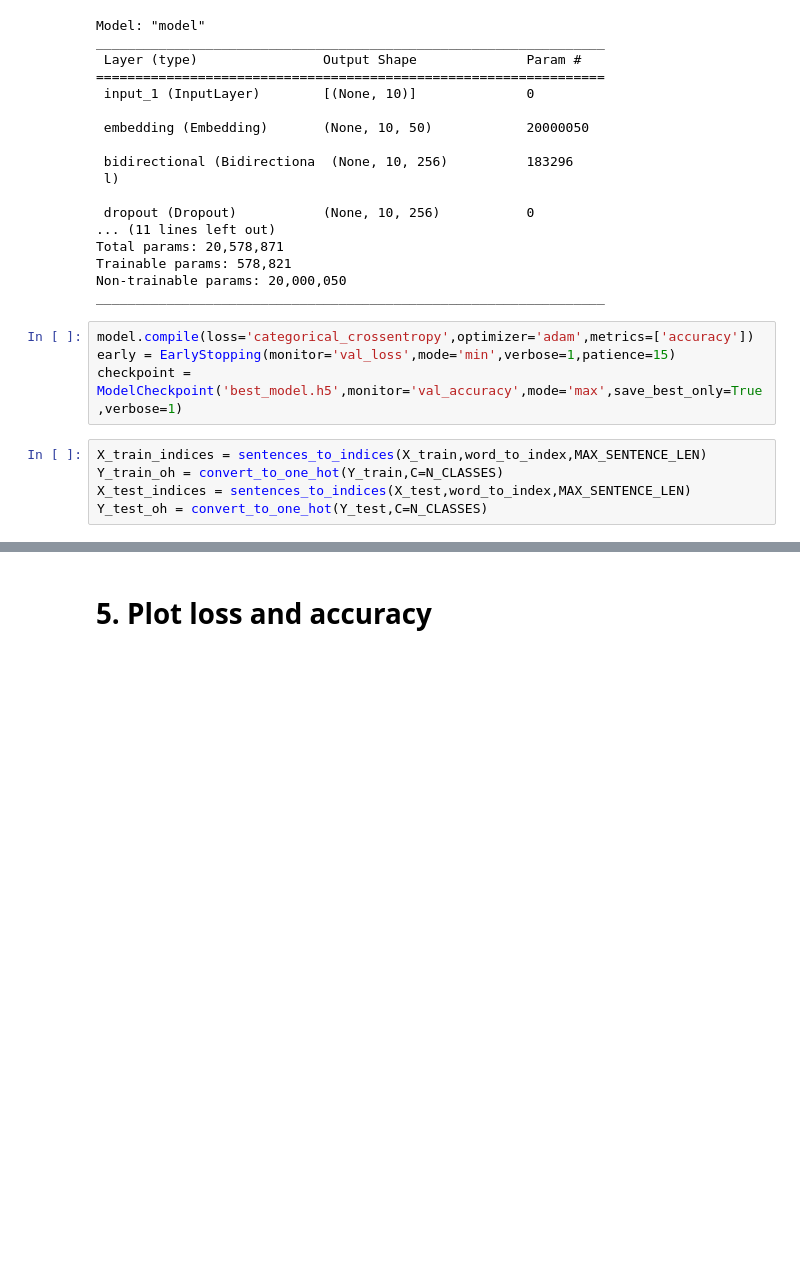
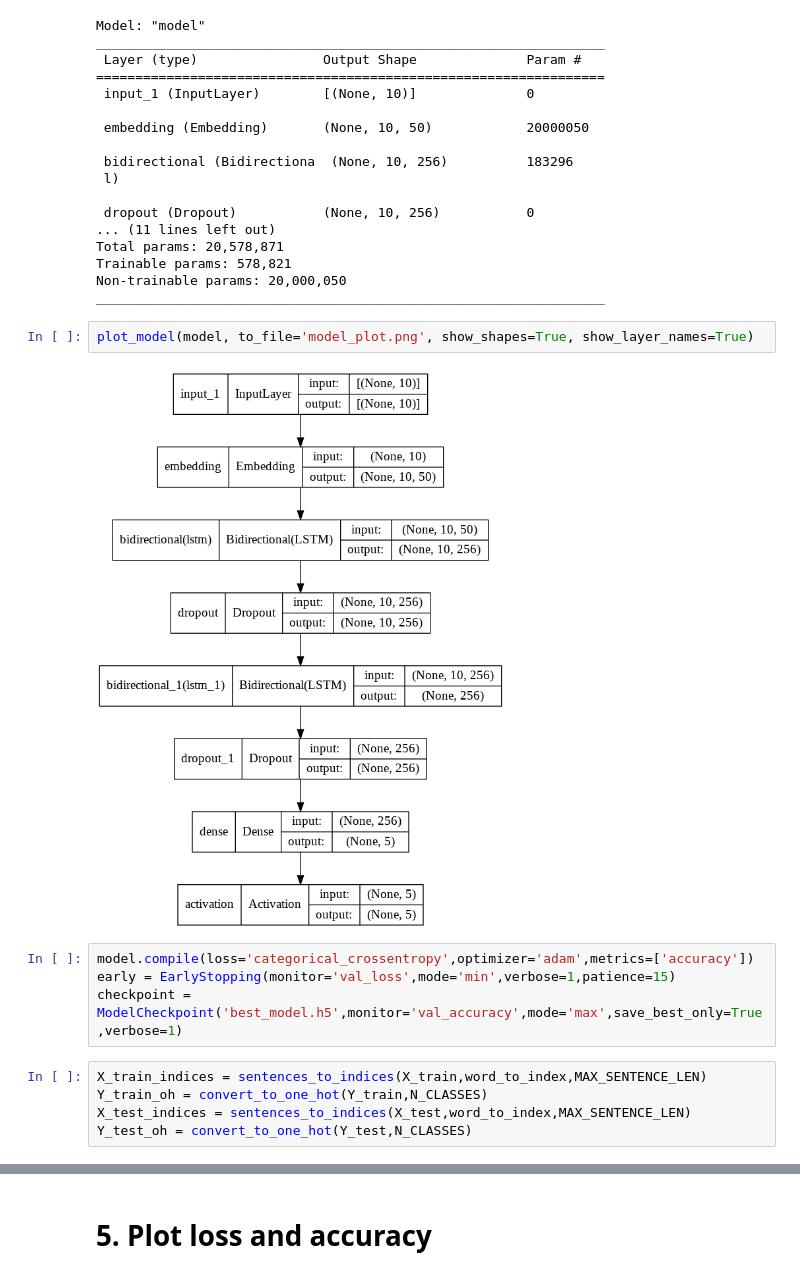
Before and after one commit to dminhvu/EmojifyText, a Jupyter notebook: main.ipynb, the cells around one changed output, grey strips where cells are left out. Cells and saved outputs as stored; diff of their text form; blank space fills up the shorter version.

```diff
--- a/main.ipynb
+++ b/main.ipynb
@@ -126,15 +141,19 @@ Total params: 20,578,871
 Trainable params: 578,821
 Non-trainable params: 20,000,050
 _________________________________________________________________
+# %%
+plot_model(model, to_file='model_plot.png', show_shapes=True, show_layer_names=True)
+# %% [output]
+[figure, added]
 # %%
 model.compile(loss='categorical_crossentropy',optimizer='adam',metrics=['accuracy'])
 early = EarlyStopping(monitor='val_loss',mode='min',verbose=1,patience=15)
 checkpoint = ModelCheckpoint('best_model.h5',monitor='val_accuracy',mode='max',save_best_only=True,verbose=1)
 # %%
 X_train_indices = sentences_to_indices(X_train,word_to_index,MAX_SENTENCE_LEN)
-Y_train_oh = convert_to_one_hot(Y_train,C=N_CLASSES)
+Y_train_oh = convert_to_one_hot(Y_train,N_CLASSES)
 X_test_indices = sentences_to_indices(X_test,word_to_index,MAX_SENTENCE_LEN)
-Y_test_oh = convert_to_one_hot(Y_test,C=N_CLASSES)
+Y_test_oh = convert_to_one_hot(Y_test,N_CLASSES)
 # %%
 history = model.fit(X_train_indices,
                     Y_train_oh,
```
Also changed, not shown: parts of 12 cells of this notebook, 1 other file.
